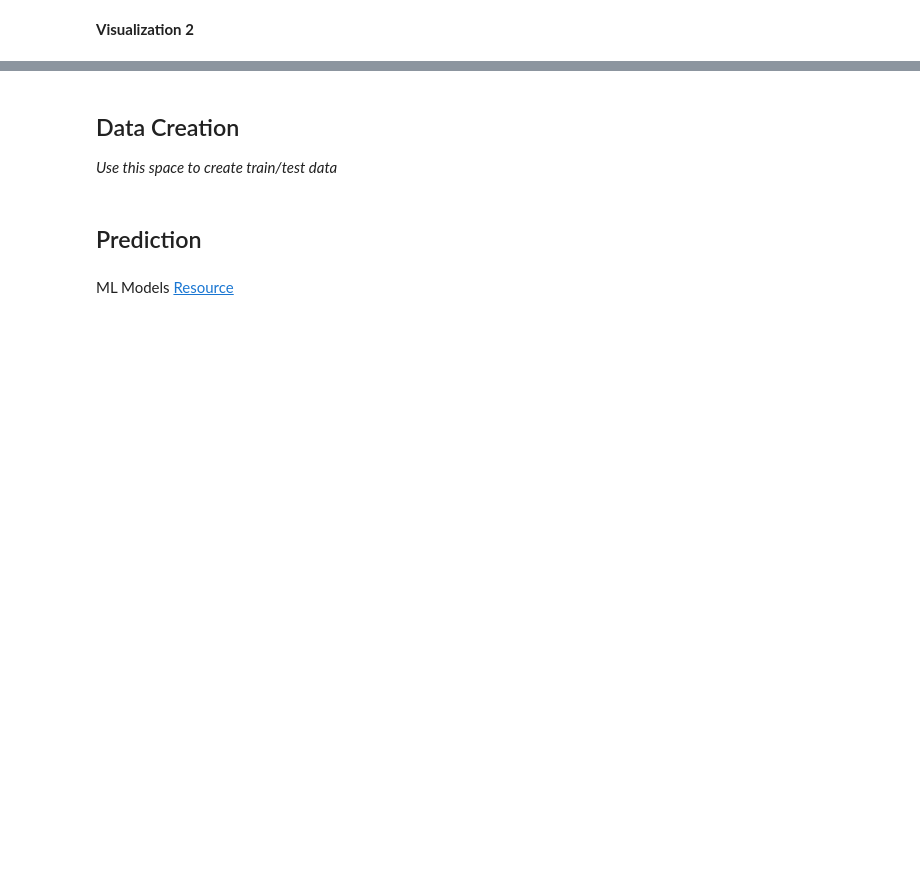
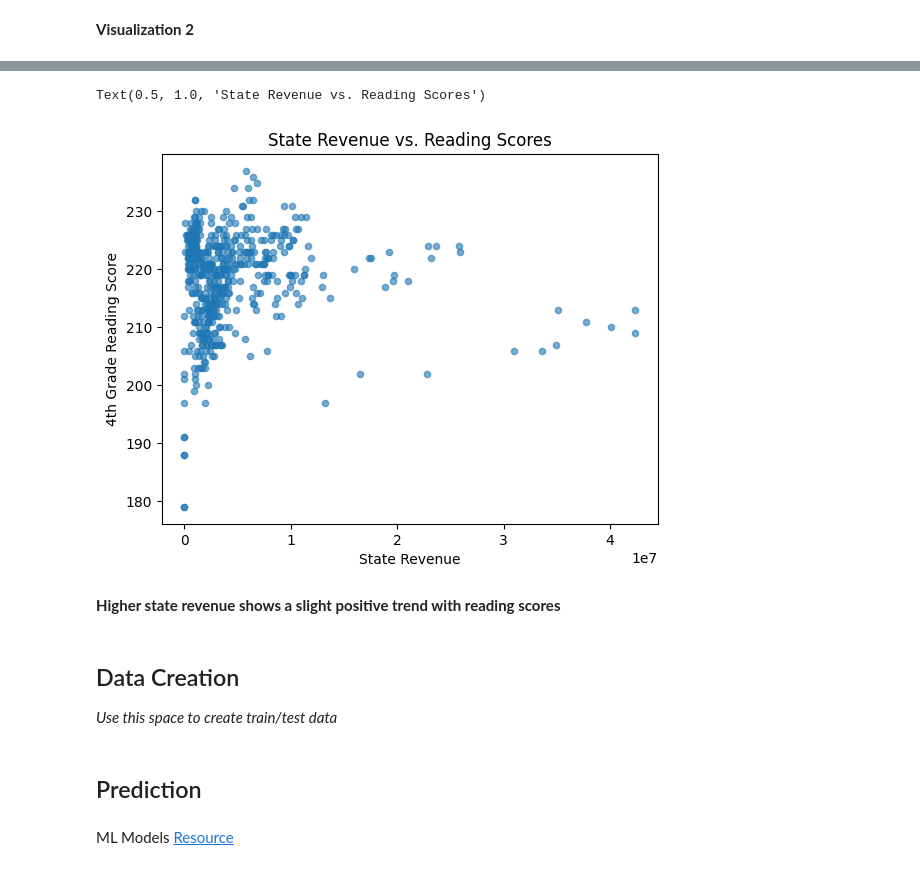
Before and after one commit to siddmoparti/MDST-Tutorial, a Jupyter notebook: tutorial1/checkpoint1.ipynb, the cells around one changed output, grey strips where cells are left out. Drawn from its saved outputs; the diff is of its cells as text; code cells hidden in the pictures; blank space fills up the shorter version.

```diff
--- a/tutorial1/checkpoint1.ipynb
+++ b/tutorial1/checkpoint1.ipynb
@@ -130,3 +134,16 @@ Investigate the relationship between your chosen response variable and at least
+# %%
+# @@@ 7
+df.plot.scatter(x='STATE_REVENUE', y='AVG_READING_4_SCORE', alpha=0.6)
+plt.xlabel('State Revenue')
+plt.ylabel('4th Grade Reading Score')
+plt.title('State Revenue vs. Reading Scores')
+
+#  slight positive trend between state revenue and 4th-grade average reading scores. States with higher revenues have slightly better reading scores.
+# %% [output]
+Text(0.5, 1.0, 'State Revenue vs. Reading Scores')
+[figure, added]
+# %% [markdown]
+**Higher state revenue shows a slight positive trend with reading scores**
 # %% [markdown]
 <h2> Data Creation </h2>
 
```
Also changed, not shown: parts of 18 cells of this notebook, 1 other file.
